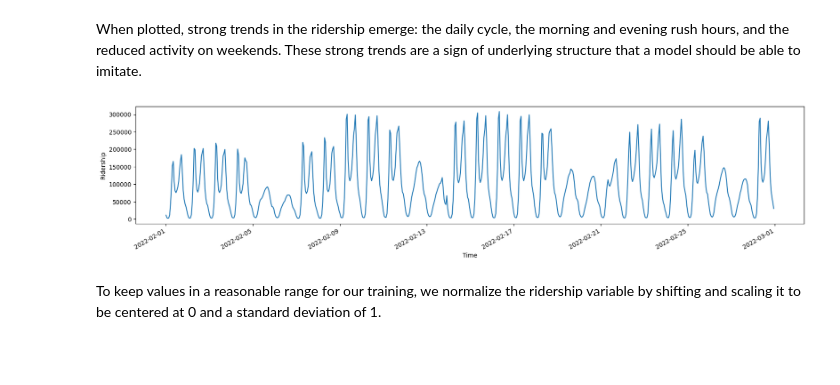
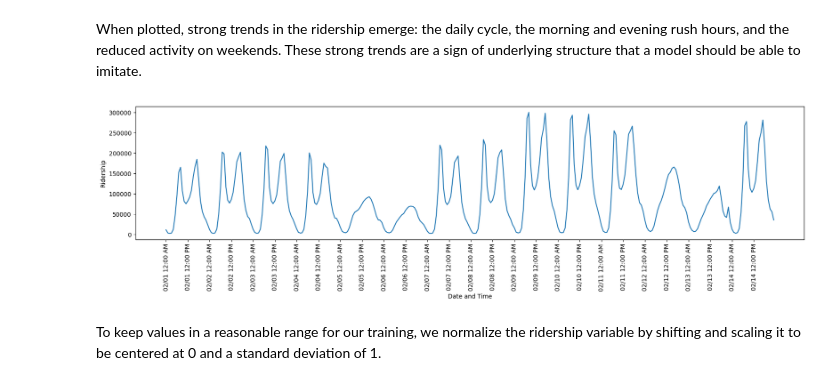
Before and after one commit to nhaubrich/SubwayScience, a Jupyter notebook: TotalRidershipModels.ipynb, the cells around one changed output. Saved outputs shown, nothing was run; the diff lists cells and outputs as text; code cells hidden in the pictures; blank space fills up the shorter version.

```diff
--- a/TotalRidershipModels.ipynb
+++ b/TotalRidershipModels.ipynb
@@ -211,16 +206,21 @@ subwaydata.head()
 5 rows × 438 columns
 # %% [markdown]
 When plotted, strong trends in the ridership emerge: the daily cycle, the morning and evening rush hours, and the reduced activity on weekends. These strong trends are a sign of underlying structure that a model should be able to imitate.
-# %%
-plt.figure(figsize = (20,4))
-plt.plot( pd.to_datetime(subwaydata["timestamp"][0:24*28]),subwaydata["ridership"][0:24*28])
-plt.gcf().autofmt_xdate()
-plt.xlabel("Time")
-plt.ylabel("Ridership")
-plt.savefig("plots/totalRidershipMonth.png")
-plt.show()
-# %% [output]
-[figure, removed]
+# %%
+
+xlabels = []
+for t in range(1,15):
+  xlabels.append(f'02/{t:02} 12:00 AM')
+  xlabels.append(f'02/{t:02} 12:00 PM')
+
+plt.figure(figsize = (20,4))
+plt.plot( subwaydata["ridership"][0:24*14])
+plt.xticks(ticks = [12*n for n in range(28)], labels = xlabels, rotation = 'vertical')
+plt.xlabel("Date and Time")
+plt.ylabel("Ridership")
+plt.show()
+# %% [output]
+[figure, added]
 # %% [markdown]
 To keep values in a reasonable range for our training, we normalize the ridership variable by shifting and scaling it to be centered at 0 and a standard deviation of 1.
 # %%
```
Also changed, not shown: parts of 15 cells of this notebook, 2 other files.
